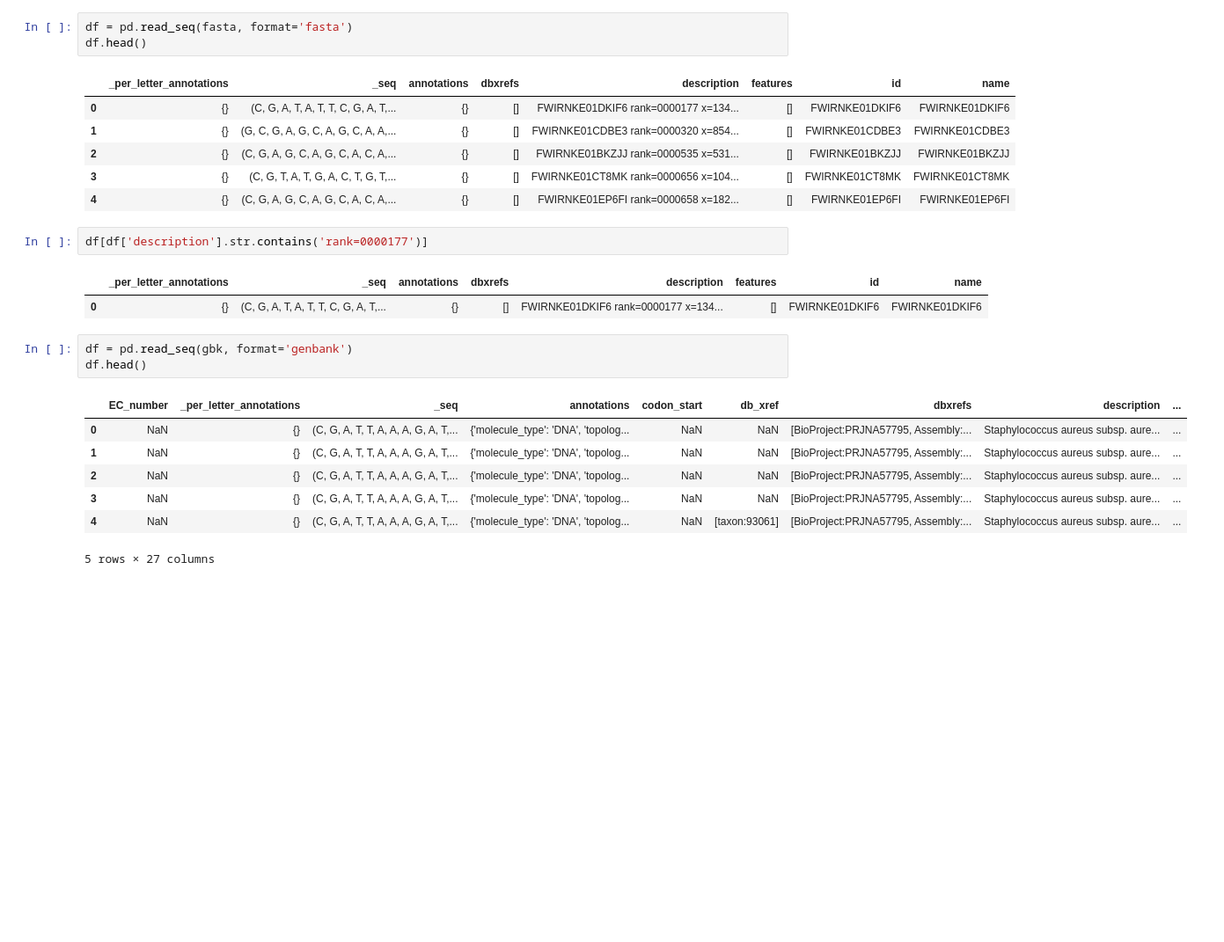
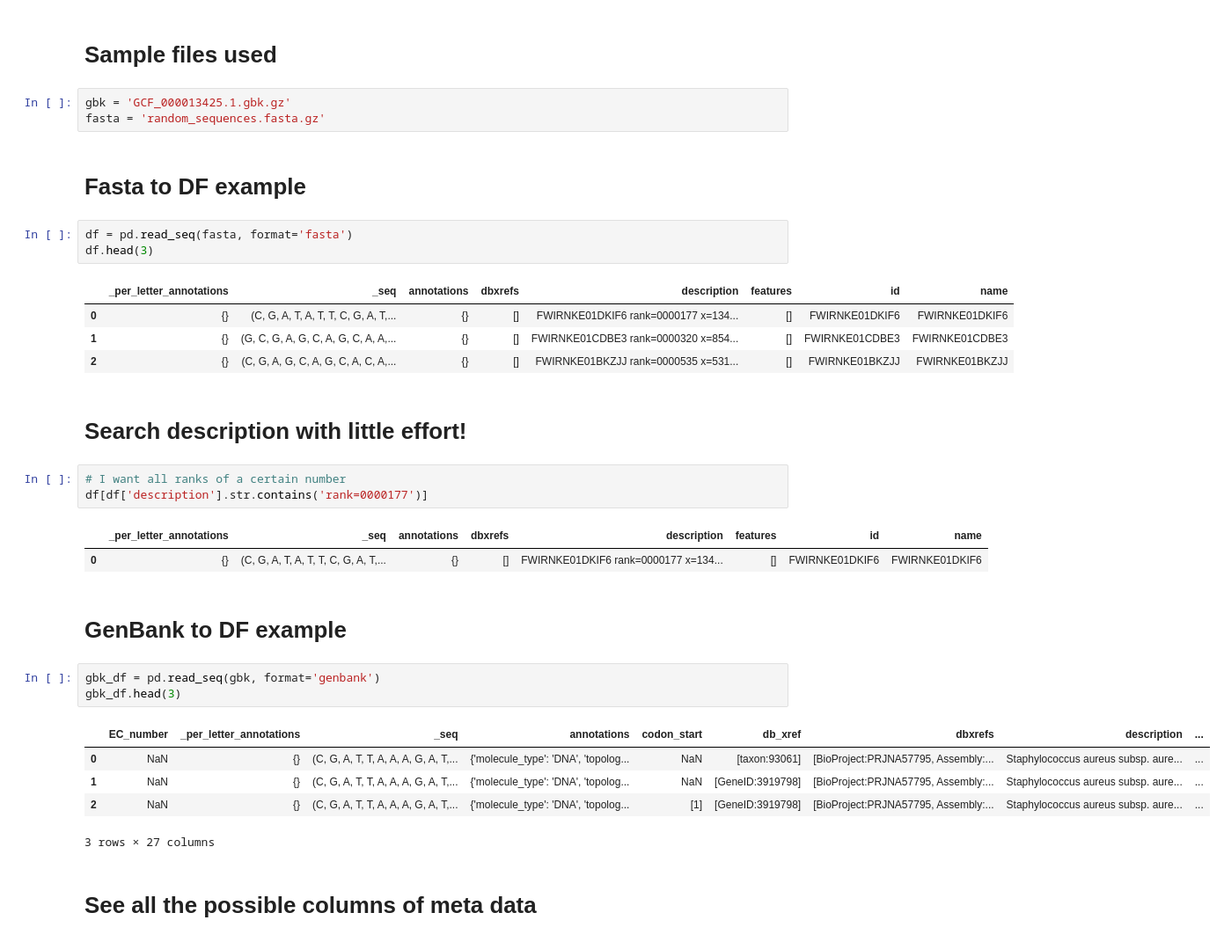
Before and after one commit to tmsincomb/SeqPandas, a Jupyter notebook: tutorial.ipynb, the cells around one changed output. Shown: that part at 88% size. Cells and saved outputs as stored; diff of their text form; blank space fills up the shorter version.

```diff
--- a/tutorial.ipynb
+++ b/tutorial.ipynb
@@ -152,26 +168,36 @@ pd.DataFrame.from_seqrecords(SeqIO.parse(fasta, format='fasta'))
+# %% [markdown]
+# Sample files used
+# %%
+gbk = 'GCF_000013425.1.gbk.gz'
+fasta = 'random_sequences.fasta.gz'
+# %% [markdown]
+# Fasta to DF example
 # %%
 df = pd.read_seq(fasta, format='fasta')
-df.head()
+df.head(3)
 # %% [output]
 |  | _per_letter_annotations | _seq | annotations | dbxrefs | description | features | id | name |
 | 0 | {} | (C, G, A, T, A, T, T, C, G, A, T,... | {} | [] | FWIRNKE01DKIF6 rank=0000177 x=134... | [] | FWIRNKE01DKIF6 | FWIRNKE01DKIF6 |
 | 1 | {} | (G, C, G, A, G, C, A, G, C, A, A,... | {} | [] | FWIRNKE01CDBE3 rank=0000320 x=854... | [] | FWIRNKE01CDBE3 | FWIRNKE01CDBE3 |
 | 2 | {} | (C, G, A, G, C, A, G, C, A, C, A,... | {} | [] | FWIRNKE01BKZJJ rank=0000535 x=531... | [] | FWIRNKE01BKZJJ | FWIRNKE01BKZJJ |
-| 3 | {} | (C, G, T, A, T, G, A, C, T, G, T,... | {} | [] | FWIRNKE01CT8MK rank=0000656 x=104... | [] | FWIRNKE01CT8MK | FWIRNKE01CT8MK |
-| 4 | {} | (C, G, A, G, C, A, G, C, A, C, A,... | {} | [] | FWIRNKE01EP6FI rank=0000658 x=182... | [] | FWIRNKE01EP6FI | FWIRNKE01EP6FI |
+# %% [markdown]
+# Search description with little effort!
 # %%
+# I want all ranks of a certain number
 df[df['description'].str.contains('rank=0000177')]
 # %% [output]
 |  | _per_letter_annotations | _seq | annotations | dbxrefs | description | features | id | name |
 | 0 | {} | (C, G, A, T, A, T, T, C, G, A, T,... | {} | [] | FWIRNKE01DKIF6 rank=0000177 x=134... | [] | FWIRNKE01DKIF6 | FWIRNKE01DKIF6 |
+# %% [markdown]
+# GenBank to DF example
 # %%
-df = pd.read_seq(gbk, format='genbank')
-df.head()
+gbk_df = pd.read_seq(gbk, format='genbank')
+gbk_df.head(3)
 # %% [output]
 |  | EC_number | _per_letter_annotations | _seq | annotations | codon_start | db_xref | dbxrefs | description | ... |
-| 0 | NaN | {} | (C, G, A, T, T, A, A, A, G, A, T,... | {'molecule_type': 'DNA', 'topolog... | NaN | NaN | [BioProject:PRJNA57795, Assembly:... | Staphylococcus aureus subsp. aure... | ... |
-| 1 | NaN | {} | (C, G, A, T, T, A, A, A, G, A, T,... | {'molecule_type': 'DNA', 'topolog... | NaN | NaN | [BioProject:PRJNA57795, Assembly:... | Staphylococcus aureus subsp. aure... | ... |
-| 2 | NaN | {} | (C, G, A, T, T, A, A, A, G, A, T,... | {'molecule_type': 'DNA', 'topolog... | NaN | NaN | [BioProject:PRJNA57795, Assembly:... | Staphylococcus aureus subsp. aure... | ... |
-| 3 | NaN | {} | (C, G, A, T, T, A, A, A, G, A, T,... | {'molecule_type': 'DNA', 'topolog... | NaN | NaN | [BioProject:PRJNA57795, Assembly:... | Staphylococcus aureus subsp. aure... | ... |
-| 4 | NaN | {} | (C, G, A, T, T, A, A, A, G, A, T,... | {'molecule_type': 'DNA', 'topolog... | NaN | [taxon:93061] | [BioProject:PRJNA57795, Assembly:... | Staphylococcus aureus subsp. aure... | ... |
+| 0 | NaN | {} | (C, G, A, T, T, A, A, A, G, A, T,... | {'molecule_type': 'DNA', 'topolog... | NaN | [taxon:93061] | [BioProject:PRJNA57795, Assembly:... | Staphylococcus aureus subsp. aure... | ... |
+| 1 | NaN | {} | (C, G, A, T, T, A, A, A, G, A, T,... | {'molecule_type': 'DNA', 'topolog... | NaN | [GeneID:3919798] | [BioProject:PRJNA57795, Assembly:... | Staphylococcus aureus subsp. aure... | ... |
+| 2 | NaN | {} | (C, G, A, T, T, A, A, A, G, A, T,... | {'molecule_type': 'DNA', 'topolog... | [1] | [GeneID:3919798] | [BioProject:PRJNA57795, Assembly:... | Staphylococcus aureus subsp. aure... | ... |
-5 rows × 27 columns
+3 rows × 27 columns
+# %% [markdown]
+# See all the possible columns of meta data
```
Also changed, not shown: parts of 22 cells of this notebook, 4 other files.
